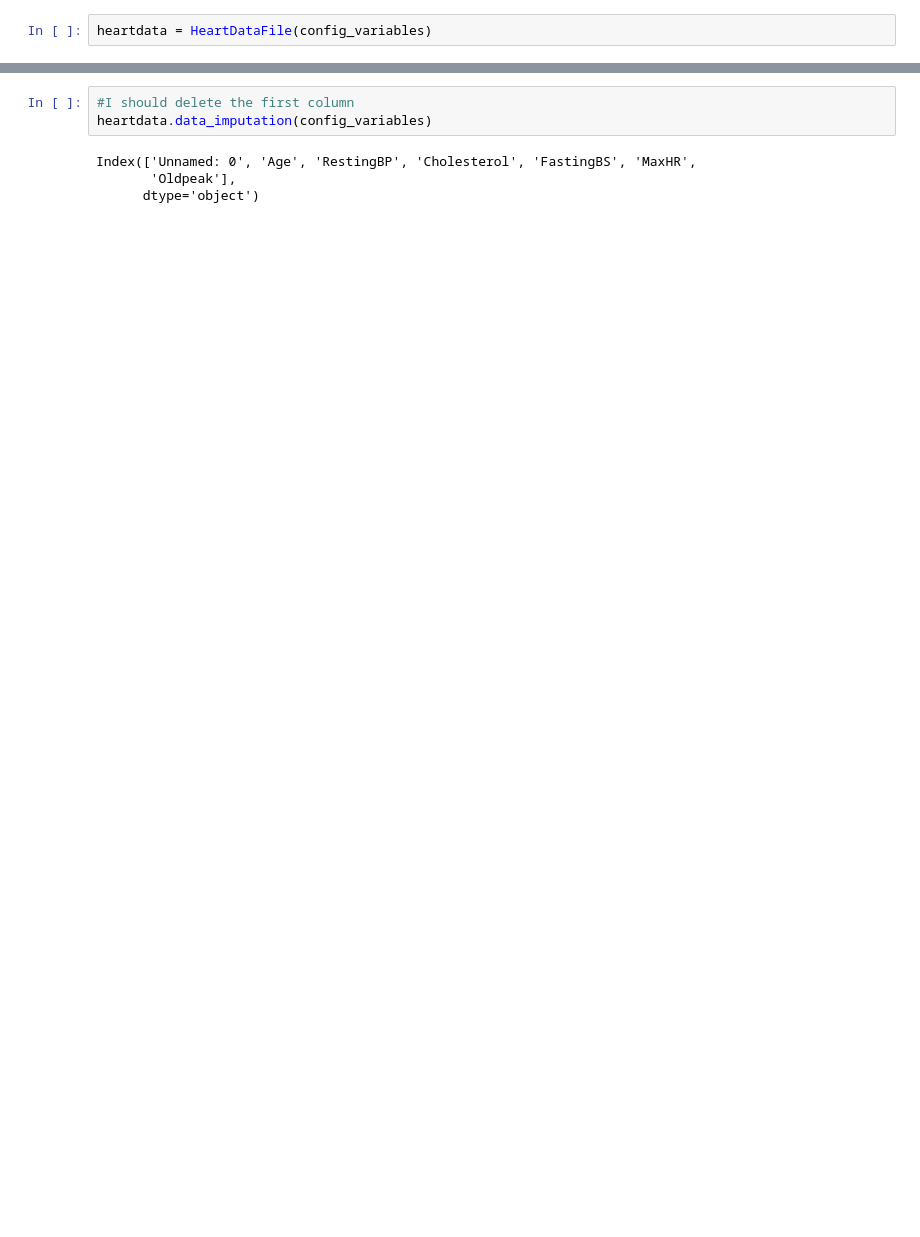
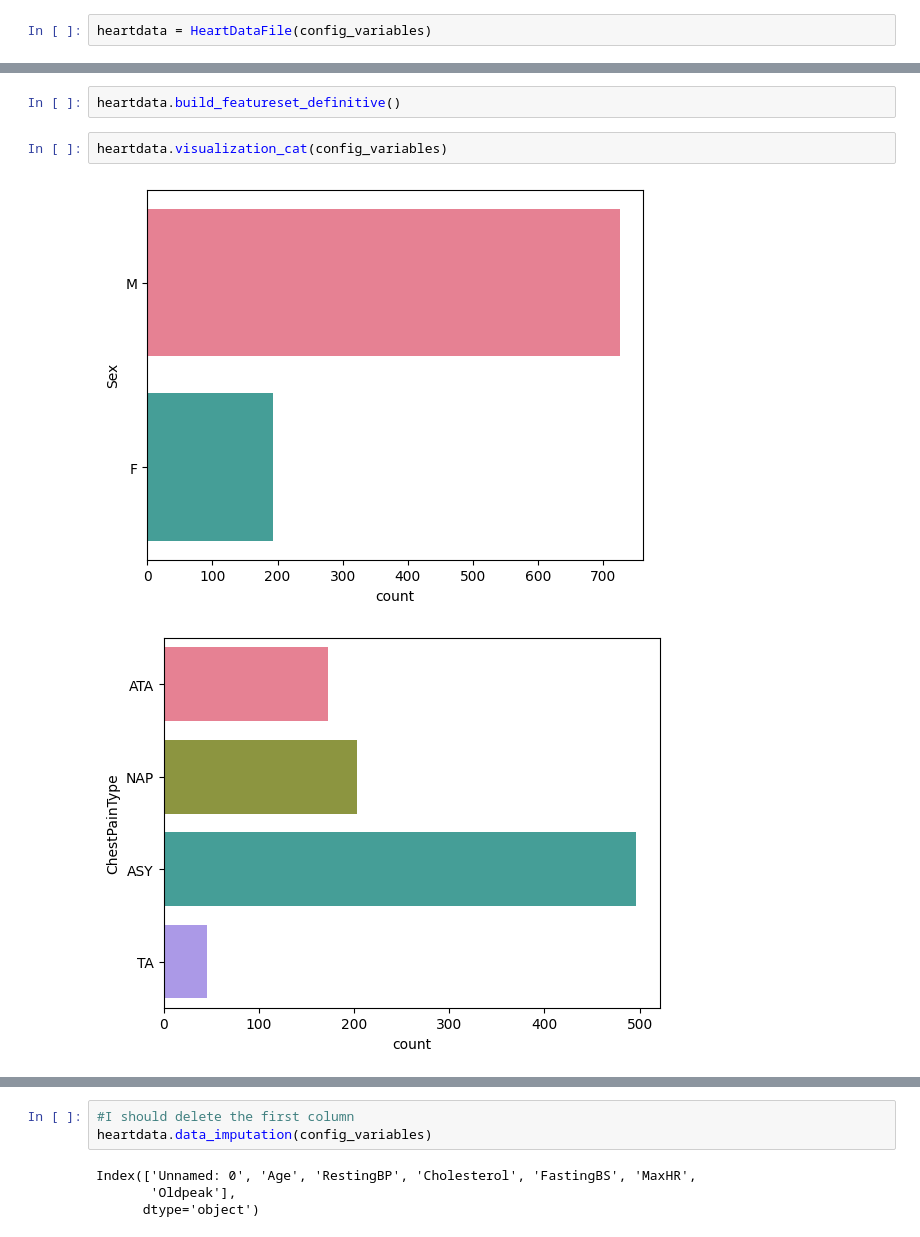
Before and after one commit to arantxaorle/heart_failure, a Jupyter notebook: Preprocessing.ipynb, the cells around one changed output, grey strips where cells are left out. Cells and saved outputs as stored; diff of their text form; blank space fills up the shorter version.

```diff
--- a/Preprocessing.ipynb
+++ b/Preprocessing.ipynb
@@ -216,0 +297,7 @@ TypeError: join() argument must be str, bytes, or os.PathLike object, not 'DataF
+# %%
+heartdata.build_featureset_definitive()
+# %%
+heartdata.visualization_cat(config_variables)
+# %% [output]
+[figure, added]
+[figure, added]
```
Also changed, not shown: parts of 16 cells of this notebook, 9 other files.
